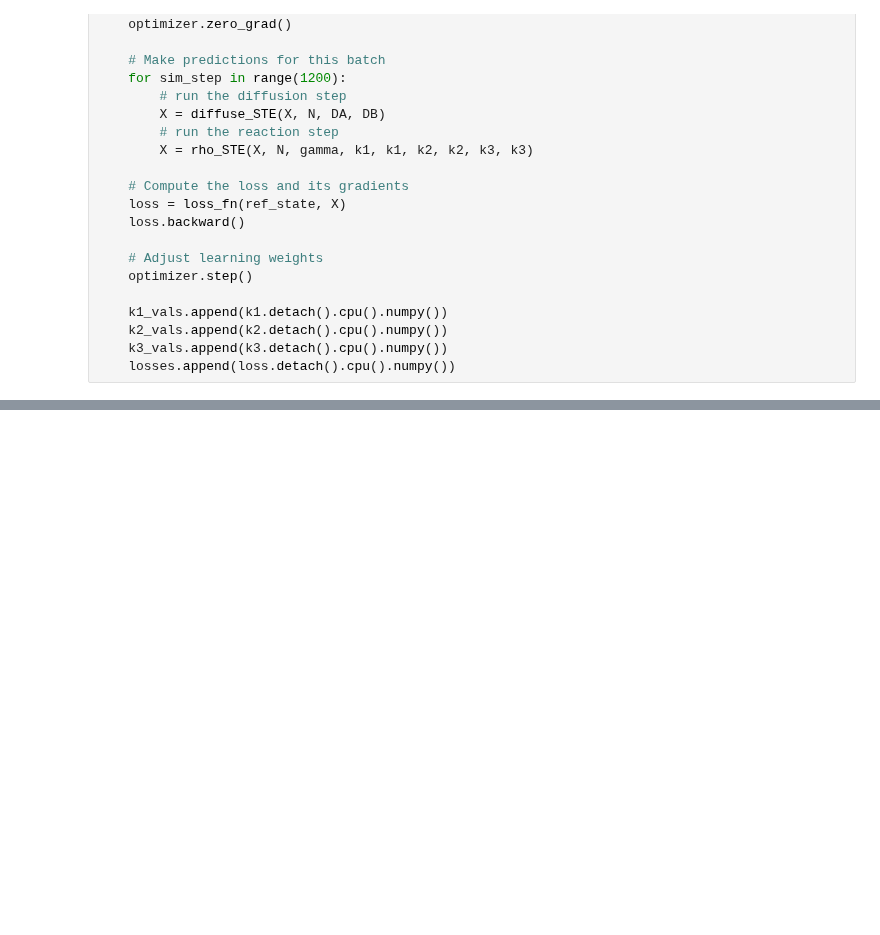
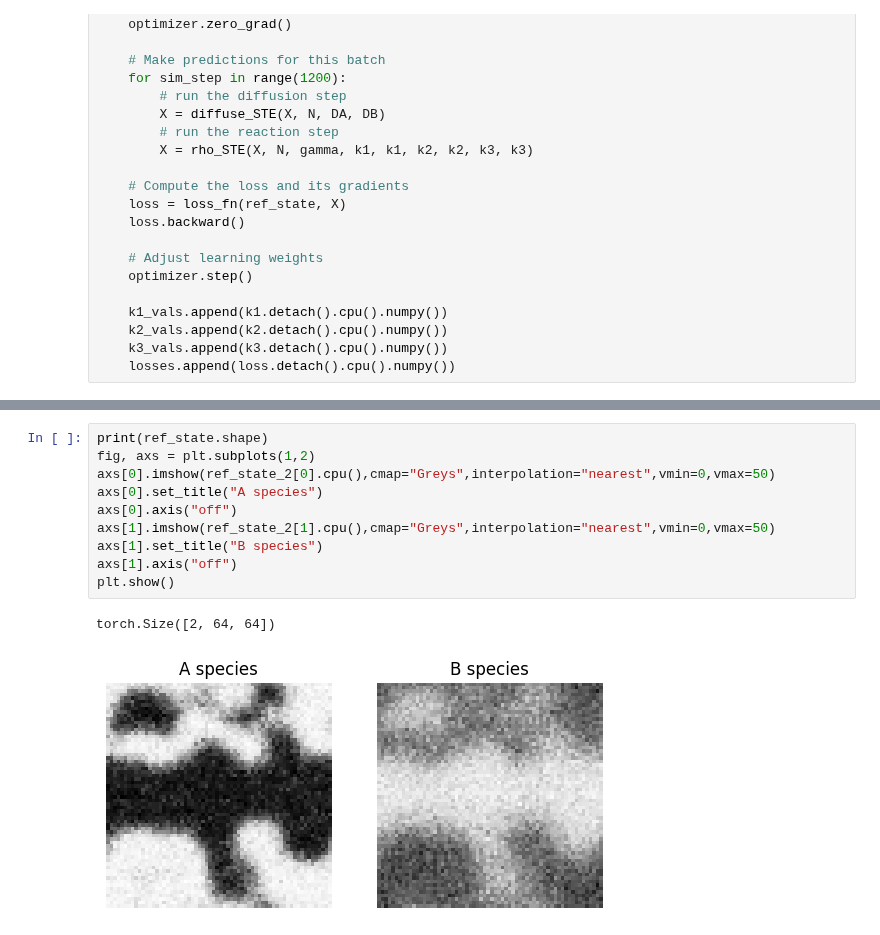
Before and after one commit to JanSchering/Thesis, a Jupyter notebook: fhn_model/Experiments/Experiment_5/Experiment.ipynb, the cells around one changed output, grey strips where cells are left out. Cells and saved outputs as stored; diff of their text form; blank space fills up the shorter version.

```diff
--- a/fhn_model/Experiments/Experiment_5/Experiment.ipynb
+++ b/fhn_model/Experiments/Experiment_5/Experiment.ipynb
@@ -169,0 +177,13 @@ plt.show()
+# %%
+print(ref_state.shape)
+fig, axs = plt.subplots(1,2)
+axs[0].imshow(ref_state_2[0].cpu(),cmap="Greys",interpolation="nearest",vmin=0,vmax=50)
+axs[0].set_title("A species")
+axs[0].axis("off")
+axs[1].imshow(ref_state_2[1].cpu(),cmap="Greys",interpolation="nearest",vmin=0,vmax=50)
+axs[1].set_title("B species")
+axs[1].axis("off")
+plt.show()
+# %% [output]
+torch.Size([2, 64, 64])
+[figure, added]
```
Also changed, not shown: parts of 12 cells of this notebook, 12 other files.
